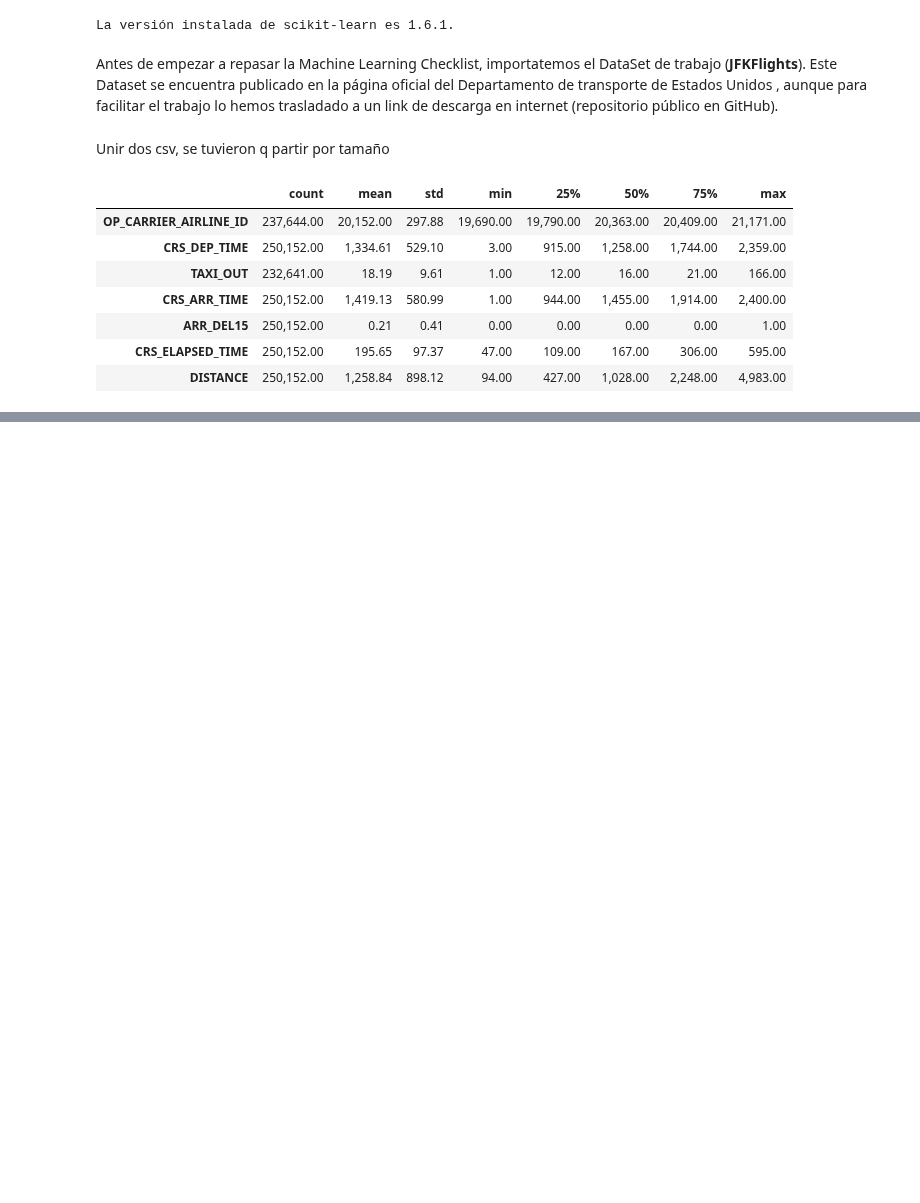
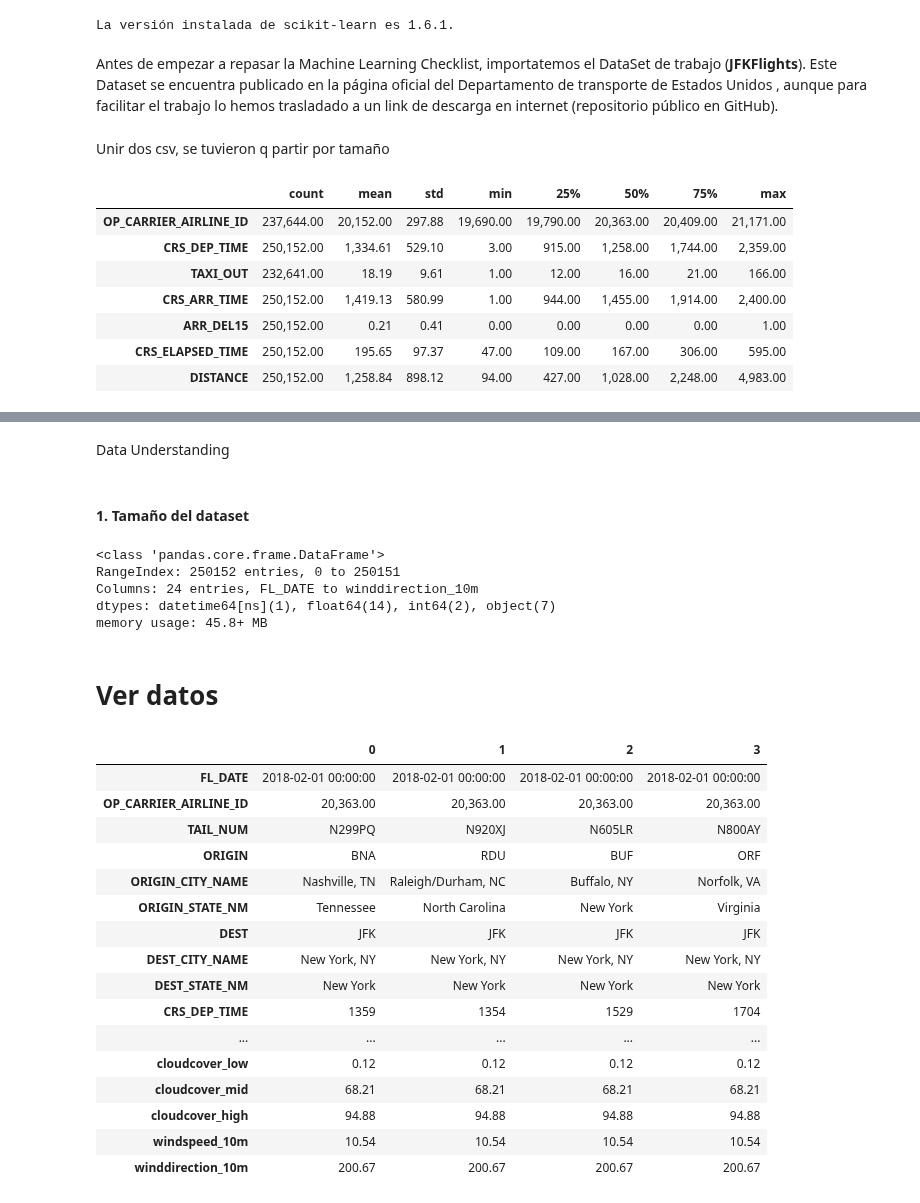
Before and after one commit to KARENCMP82/Python, a Jupyter notebook: Clasificacion_Clase.ipynb, the cells around one changed output, grey strips where cells are left out. Saved outputs shown, nothing was run; the diff lists cells and outputs as text; code cells hidden in the pictures; blank space fills up the shorter version.

```diff
--- a/Clasificacion_Clase.ipynb
+++ b/Clasificacion_Clase.ipynb
@@ -103,0 +177,35 @@ KeyError: 'time'
+# %% [markdown]
+Data Understanding
+# %% [markdown]
+#### 1. Tamaño del dataset
+# %%
+df.info(verbose=False)
+#250152 entries no debe cambiar nunca
+# %% [output]
+<class 'pandas.core.frame.DataFrame'>
+RangeIndex: 250152 entries, 0 to 250151
+Columns: 24 entries, FL_DATE to winddirection_10m
+dtypes: datetime64[ns](1), float64(14), int64(2), object(7)
+memory usage: 45.8+ MB
+# %% [markdown]
+# Ver datos
+# %%
+df.head(4).T
+# %% [output]
+|  | 0 | 1 | 2 | 3 |
+| FL_DATE | 2018-02-01 00:00:00 | 2018-02-01 00:00:00 | 2018-02-01 00:00:00 | 2018-02-01 00:00:00 |
+| OP_CARRIER_AIRLINE_ID | 20,363.00 | 20,363.00 | 20,363.00 | 20,363.00 |
+| TAIL_NUM | N299PQ | N920XJ | N605LR | N800AY |
+| ORIGIN | BNA | RDU | BUF | ORF |
+| ORIGIN_CITY_NAME | Nashville, TN | Raleigh/Durham, NC | Buffalo, NY | Norfolk, VA |
+| ORIGIN_STATE_NM | Tennessee | North Carolina | New York | Virginia |
+| DEST | JFK | JFK | JFK | JFK |
+| DEST_CITY_NAME | New York, NY | New York, NY | New York, NY | New York, NY |
+| DEST_STATE_NM | New York | New York | New York | New York |
+| CRS_DEP_TIME | 1359 | 1354 | 1529 | 1704 |
+| ... | ... | ... | ... | ... |
+| cloudcover_low | 0.12 | 0.12 | 0.12 | 0.12 |
+| cloudcover_mid | 68.21 | 68.21 | 68.21 | 68.21 |
+| cloudcover_high | 94.88 | 94.88 | 94.88 | 94.88 |
+| windspeed_10m | 10.54 | 10.54 | 10.54 | 10.54 |
+| winddirection_10m | 200.67 | 200.67 | 200.67 | 200.67 |
```
Also changed, not shown: parts of 25 cells of this notebook.
